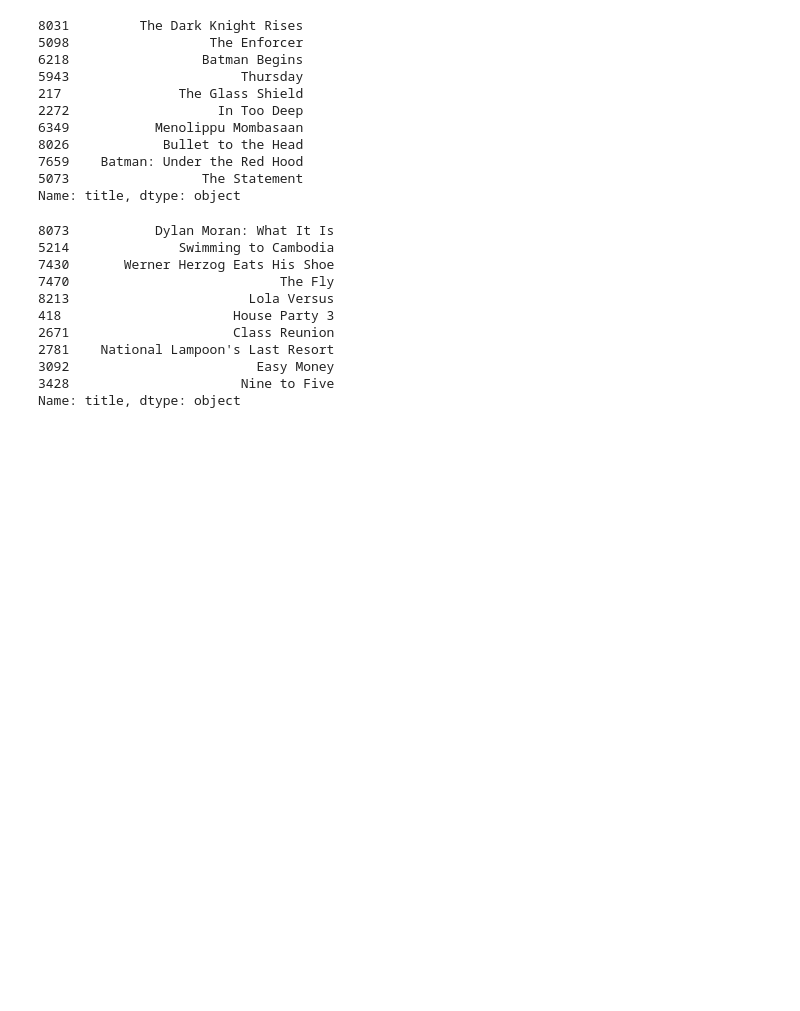
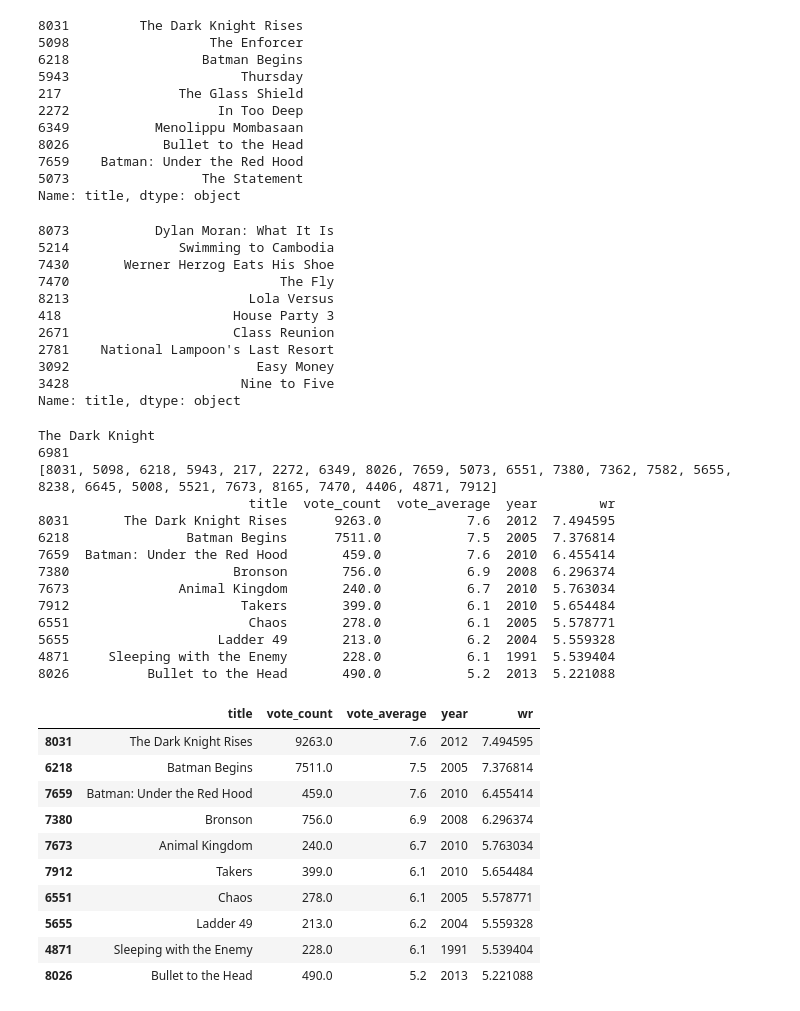
Before and after one commit to zogak/kaggle, a Jupyter notebook: movie recommender.ipynb, the cells around one changed output. Saved outputs shown, nothing was run; the diff lists cells and outputs as text; code cells hidden in the pictures; blank space fills up the shorter version.

Commit message:
movie

```diff
--- a/movie recommender.ipynb
+++ b/movie recommender.ipynb
@@ -392,3 +392,52 @@ get_recommendations('Mean Girls').head(10)
 3092                        Easy Money
 3428                      Nine to Five
 Name: title, dtype: object
+# %%
+def improved_recommendations(title):
+    print(title)
+    idx = indices[title]
+    print(idx)
+    sim_scores = list(enumerate(cosine_sim[idx]))
+    sim_scores = sorted(sim_scores, key=lambda x : x[1], reverse=True)
+    sim_scores = sim_scores[1:26]
+    movie_indices = [i[0] for i in sim_scores]
+    print(movie_indices)
+
+    movies = smd.iloc[movie_indices][['title','vote_count','vote_average','year']]
+    vote_counts = movies[movies['vote_count'].notnull()]['vote_count'].astype('int')
+    vote_averages = movies[movies['vote_average'].notnull()]['vote_average'].astype('int')
+    C = vote_averages.mean()
+    m = vote_counts.quantile(0.60)
+    qualified = movies[(movies['vote_count'] >= m) & (movies['vote_count'].notnull())]
+    qualified['wr'] = qualified.apply(weighted_rating, axis=1)
+    qualified = qualified.sort_values('wr', ascending=False).head(10)
+    print(qualified)
+    return qualified
+# %%
+improved_recommendations('The Dark Knight')
+# %% [output]
+The Dark Knight
+6981
+[8031, 5098, 6218, 5943, 217, 2272, 6349, 8026, 7659, 5073, 6551, 7380, 7362, 7582, 5655, 8238, 6645, 5008, 5521, 7673, 8165, 7470, 4406, 4871, 7912]
+                           title  vote_count  vote_average  year        wr
+8031       The Dark Knight Rises      9263.0           7.6  2012  7.494595
+6218               Batman Begins      7511.0           7.5  2005  7.376814
+7659  Batman: Under the Red Hood       459.0           7.6  2010  6.455414
+7380                     Bronson       756.0           6.9  2008  6.296374
+7673              Animal Kingdom       240.0           6.7  2010  5.763034
+7912                      Takers       399.0           6.1  2010  5.654484
+6551                       Chaos       278.0           6.1  2005  5.578771
+5655                   Ladder 49       213.0           6.2  2004  5.559328
+4871     Sleeping with the Enemy       228.0           6.1  1991  5.539404
+8026          Bullet to the Head       490.0           5.2  2013  5.221088
+|  | title | vote_count | vote_average | year | wr |
+| 8031 | The Dark Knight Rises | 9263.0 | 7.6 | 2012 | 7.494595 |
+| 6218 | Batman Begins | 7511.0 | 7.5 | 2005 | 7.376814 |
+| 7659 | Batman: Under the Red Hood | 459.0 | 7.6 | 2010 | 6.455414 |
+| 7380 | Bronson | 756.0 | 6.9 | 2008 | 6.296374 |
+| 7673 | Animal Kingdom | 240.0 | 6.7 | 2010 | 5.763034 |
+| 7912 | Takers | 399.0 | 6.1 | 2010 | 5.654484 |
+| 6551 | Chaos | 278.0 | 6.1 | 2005 | 5.578771 |
+| 5655 | Ladder 49 | 213.0 | 6.2 | 2004 | 5.559328 |
+| 4871 | Sleeping with the Enemy | 228.0 | 6.1 | 1991 | 5.539404 |
+| 8026 | Bullet to the Head | 490.0 | 5.2 | 2013 | 5.221088 |
```
